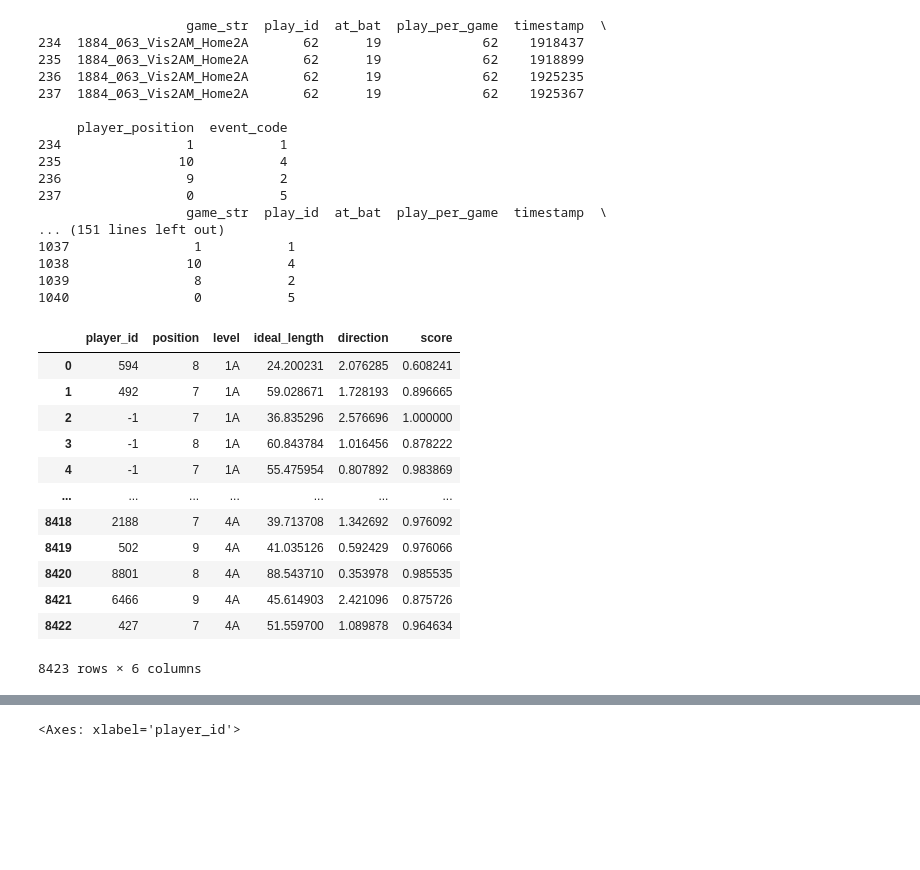
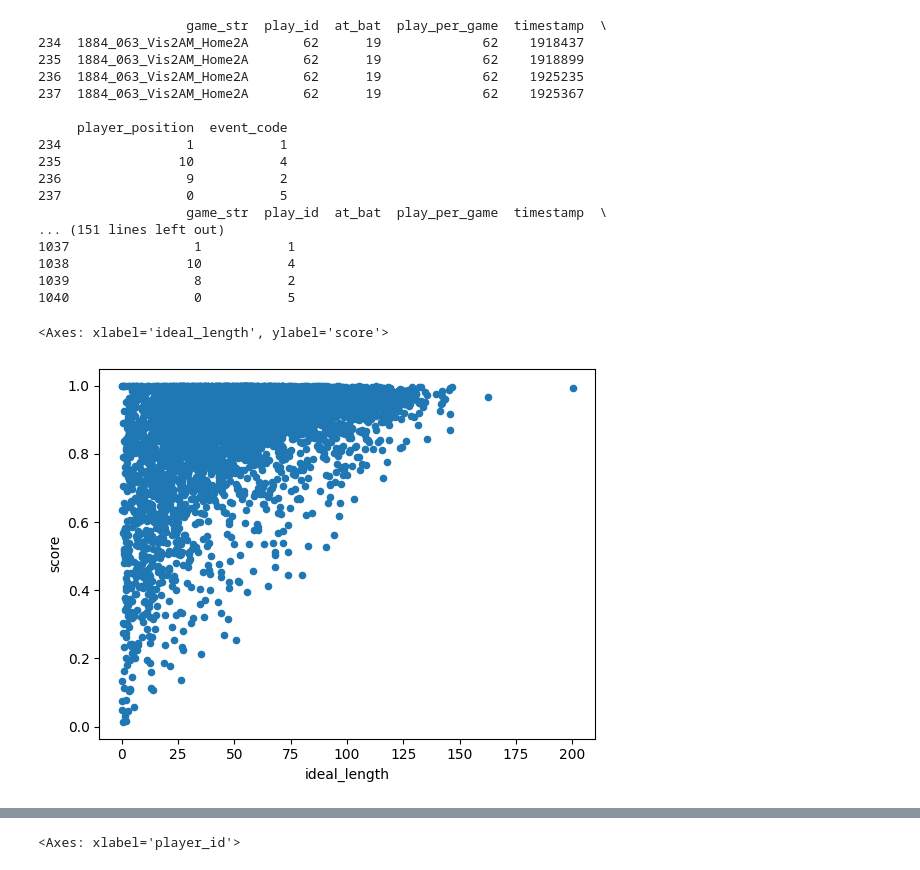
Before and after one commit to MattTokunaga/SMTDataChallenge2024, a Jupyter notebook: playground.ipynb, the cells around one changed output, grey strips where cells are left out. Drawn from its saved outputs; the diff is of its cells as text; code cells hidden in the pictures; blank space fills up the shorter version.

```diff
--- a/playground.ipynb
+++ b/playground.ipynb
@@ -336,19 +336,8 @@ for route in player_dic[-1].get_routes():
 1040                0           5
 # %%
 routes_df = Route.get_all_routes_df()
-# %%
-routes_df
-# %% [output]
-|  | player_id | position | level | ideal_length | direction | score |
-| 0 | 594 | 8 | 1A | 24.200231 | 2.076285 | 0.608241 |
-| 1 | 492 | 7 | 1A | 59.028671 | 1.728193 | 0.896665 |
-| 2 | -1 | 7 | 1A | 36.835296 | 2.576696 | 1.000000 |
-| 3 | -1 | 8 | 1A | 60.843784 | 1.016456 | 0.878222 |
-| 4 | -1 | 7 | 1A | 55.475954 | 0.807892 | 0.983869 |
-| ... | ... | ... | ... | ... | ... | ... |
-| 8418 | 2188 | 7 | 4A | 39.713708 | 1.342692 | 0.976092 |
-| 8419 | 502 | 9 | 4A | 41.035126 | 0.592429 | 0.976066 |
-| 8420 | 8801 | 8 | 4A | 88.543710 | 0.353978 | 0.985535 |
-| 8421 | 6466 | 9 | 4A | 45.614903 | 2.421096 | 0.875726 |
-| 8422 | 427 | 7 | 4A | 51.559700 | 1.089878 | 0.964634 |
-8423 rows × 6 columns
+# %%
+routes_df.plot(kind = "scatter", x = "ideal_length", y = "score")
+# %% [output]
+<Axes: xlabel='ideal_length', ylabel='score'>
+[figure, added]
```
Also changed, not shown: parts of 10 cells of this notebook, 4 other files.
